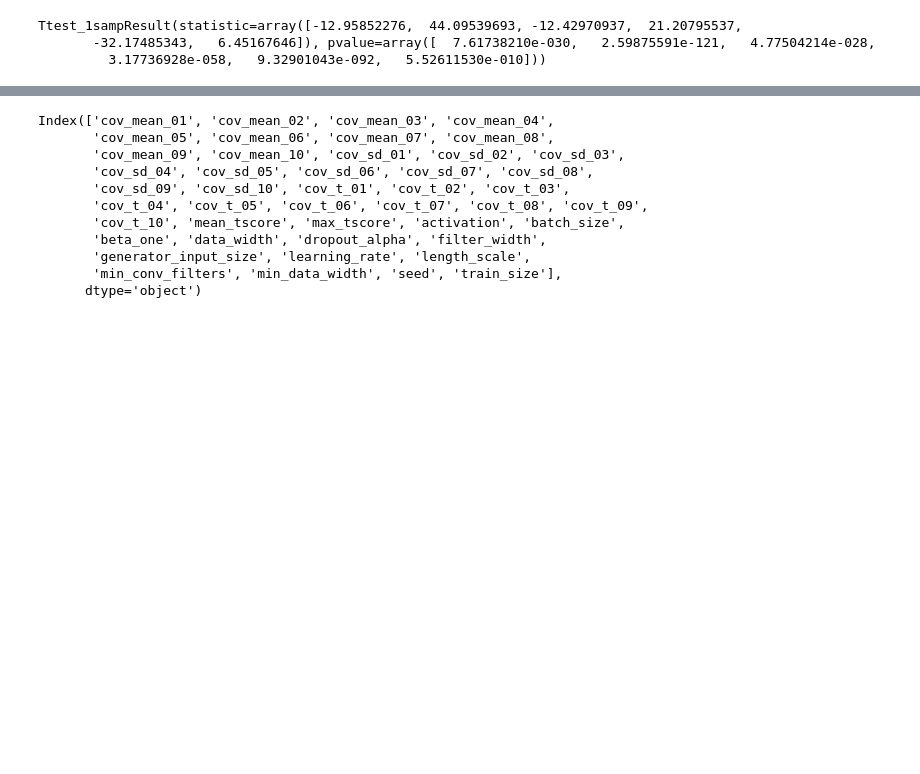
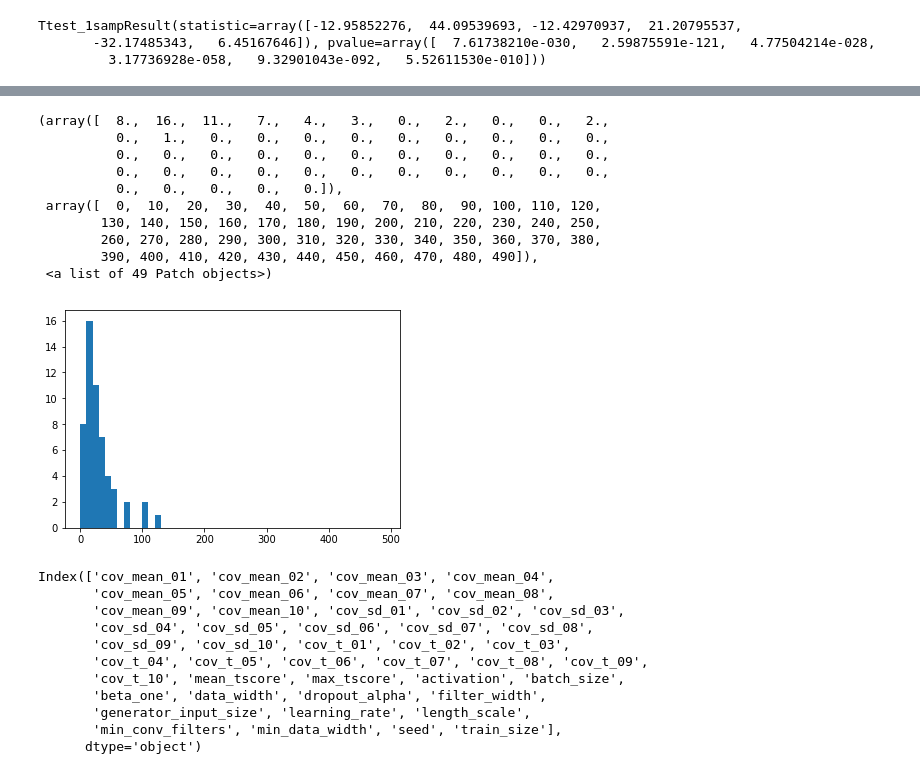
Before and after one commit to djgagne/deepsky, a Jupyter notebook: notebooks/SpatialRandomGANs.ipynb, the cells around one changed output, grey strips where cells are left out. Saved outputs shown, nothing was run; the diff lists cells and outputs as text; code cells hidden in the pictures; blank space fills up the shorter version.

```diff
--- a/notebooks/SpatialRandomGANs.ipynb
+++ b/notebooks/SpatialRandomGANs.ipynb
@@ -953,3 +953,17 @@ dict_keys(['medians', 'boxes', 'caps', 'whiskers', 'fliers', 'means'])
+# %%
+plt.hist(gen_tscores[2], np.arange(0, 500, 10))
+# %% [output]
+(array([  8.,  16.,  11.,   7.,   4.,   3.,   0.,   2.,   0.,   0.,   2.,
+          0.,   1.,   0.,   0.,   0.,   0.,   0.,   0.,   0.,   0.,   0.,
+          0.,   0.,   0.,   0.,   0.,   0.,   0.,   0.,   0.,   0.,   0.,
+          0.,   0.,   0.,   0.,   0.,   0.,   0.,   0.,   0.,   0.,   0.,
+          0.,   0.,   0.,   0.,   0.]),
+ array([  0,  10,  20,  30,  40,  50,  60,  70,  80,  90, 100, 110, 120,
+        130, 140, 150, 160, 170, 180, 190, 200, 210, 220, 230, 240, 250,
+        260, 270, 280, 290, 300, 310, 320, 330, 340, 350, 360, 370, 380,
+        390, 400, 410, 420, 430, 440, 450, 460, 470, 480, 490]),
+ <a list of 49 Patch objects>)
+[figure, added]
 # %%
 param_stats.columns
 # %% [output]
```
Also changed, not shown: parts of 9 cells of this notebook.
